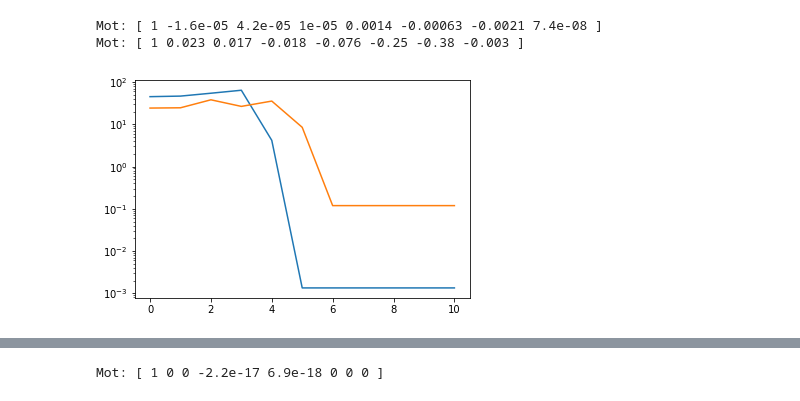
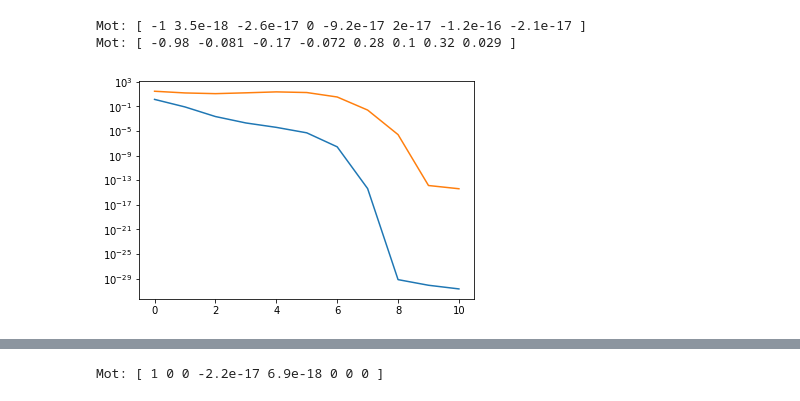
Before and after one commit to tingelst/game, a Jupyter notebook: python/MultivectorDiff.ipynb, the cells around one changed output, grey strips where cells are left out. Cells and saved outputs as stored; diff of their text form; code cells hidden in the pictures.

```diff
--- a/python/MultivectorDiff.ipynb
+++ b/python/MultivectorDiff.ipynb
@@ -286,23 +289,23 @@ Mot: [ 1 0.02 0.012 -0.017 -0.072 -0.25 -0.38 -0.0032 ]
 # %%
 gnorms = []
 costs = []
-plus = CayleyLi
+plus = oexp
 m, c, gnorm = update_gn(points_a, points_b, mstart,plus)
 costs.append(c)
 gnorms.append(gnorm)
 for i in range(10):
 # while gnorm > 1e-6:
     m, c, gnorm = update_gn(points_a, points_b, m, plus)
     costs.append(c)
     gnorms.append(gnorm)
 semilogy(costs)
 semilogy(gnorms)
 print(m0.rev() * m)
 print(m)
 # %% [output]
-Mot: [ 1 -1.6e-05 4.2e-05 1e-05 0.0014 -0.00063 -0.0021 7.4e-08 ]
-Mot: [ 1 0.023 0.017 -0.018 -0.076 -0.25 -0.38 -0.003 ]
+Mot: [ -1 3.5e-18 -2.6e-17 0 -9.2e-17 2e-17 -1.2e-16 -2.1e-17 ]
+Mot: [ -0.98 -0.081 -0.17 -0.072 0.28 0.1 0.32 0.029 ]
-[figure, old version]
+[figure, new version]
 # %%
 n_points=10
 
```
Also changed, not shown: parts of 8 cells of this notebook, 3 other files.
